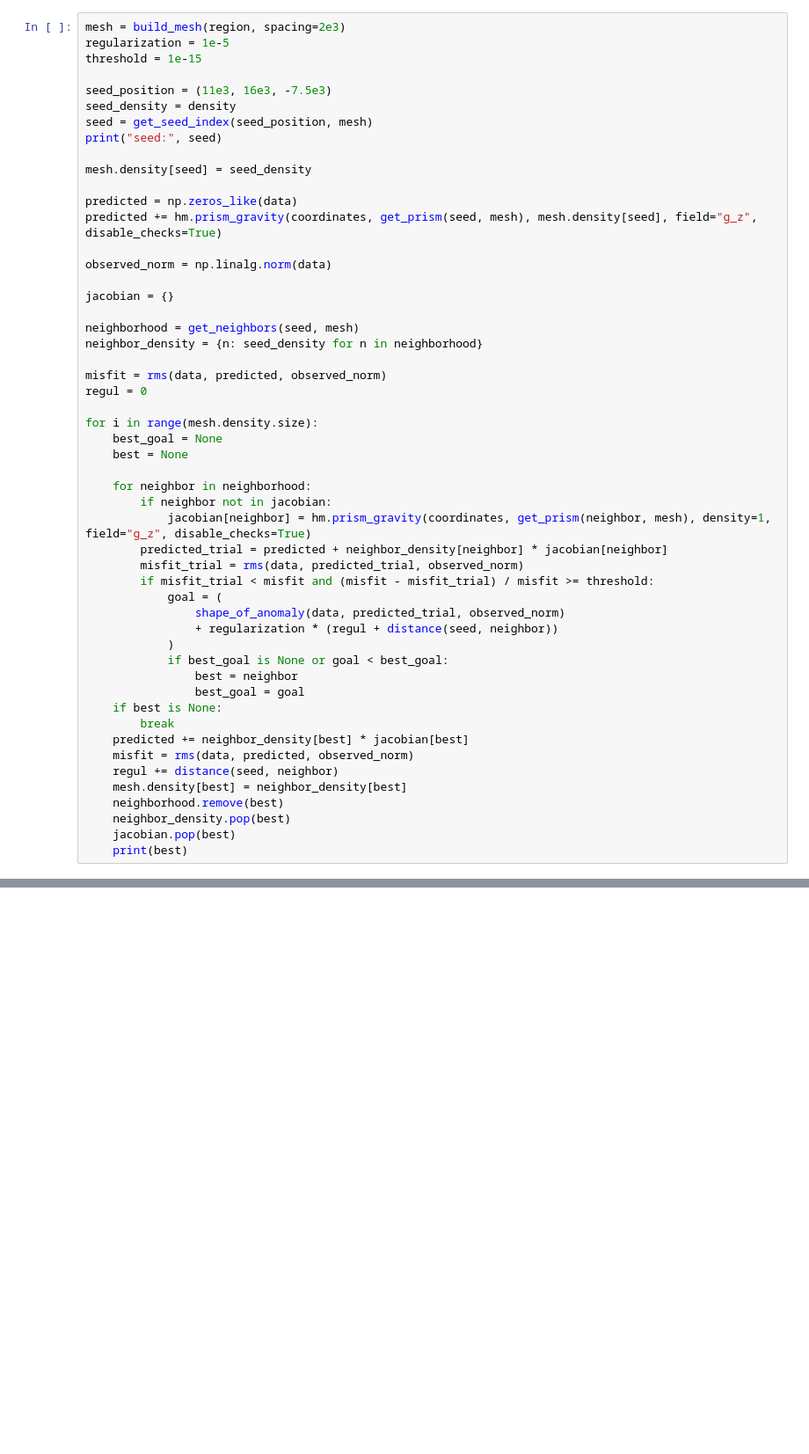
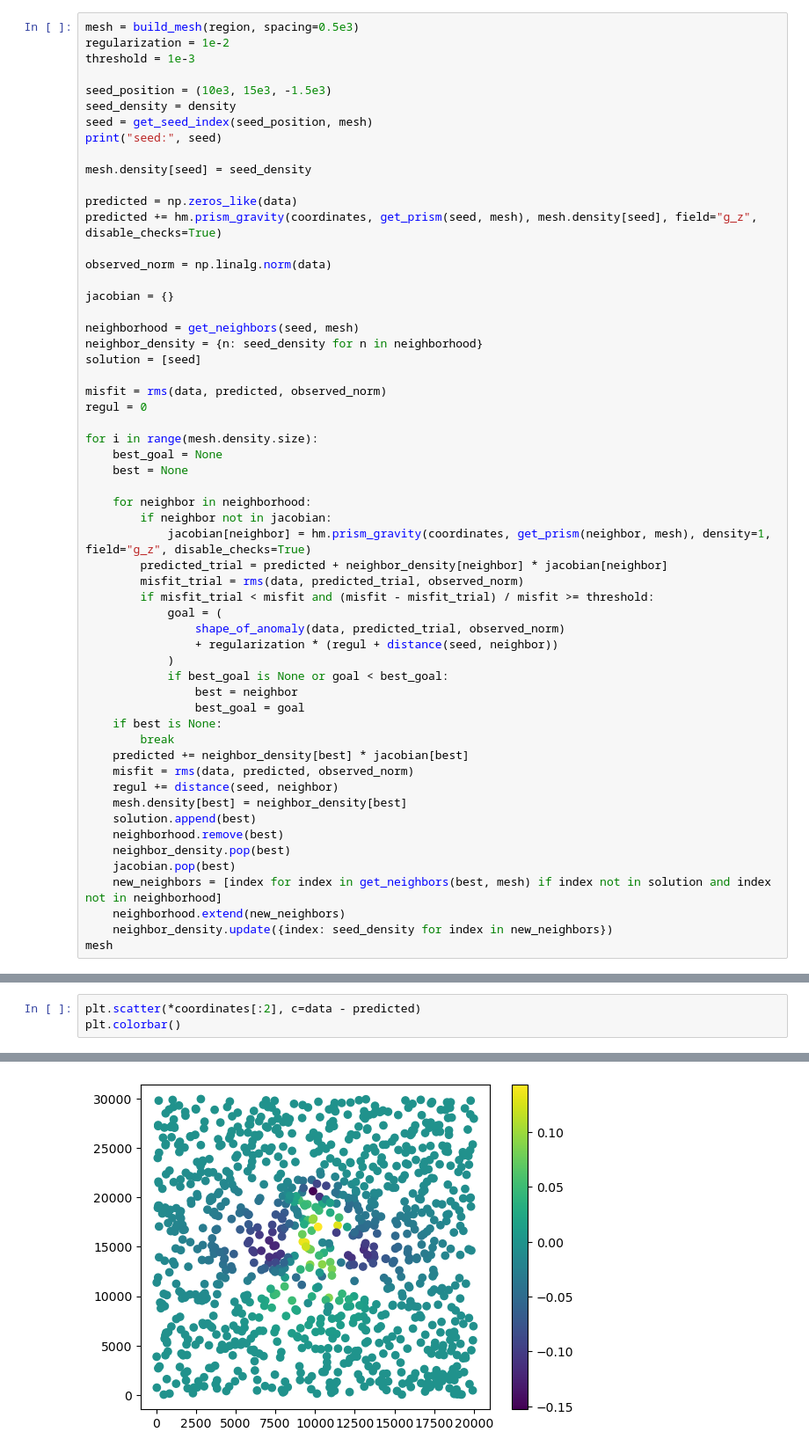
Before and after one commit to leouieda/planting, a Jupyter notebook: experiments.ipynb, the cells around one changed output, grey strips where cells are left out. Shown at 88% size. Saved outputs shown, nothing was run; the diff lists cells and outputs as text; blank space fills up the shorter version.

```diff
--- a/experiments.ipynb
+++ b/experiments.ipynb
@@ -74,11 +89,11 @@ def get_neighbors(index, mesh):
             neighbors.append(tuple(neighbor))
     return neighbors
 # %%
-mesh = build_mesh(region, spacing=2e3)
-regularization = 1e-5
-threshold = 1e-15
+mesh = build_mesh(region, spacing=0.5e3)
+regularization = 1e-2
+threshold = 1e-3
 
-seed_position = (11e3, 16e3, -7.5e3)
+seed_position = (10e3, 15e3, -1.5e3)
 seed_density = density
 seed = get_seed_index(seed_position, mesh)
 print("seed:", seed)
@@ -94,6 +109,7 @@ jacobian = {}
 
 neighborhood = get_neighbors(seed, mesh)
 neighbor_density = {n: seed_density for n in neighborhood}
+solution = [seed]
 
 misfit = rms(data, predicted, observed_norm)
 regul = 0
@@ -121,8 +137,12 @@ for i in range(mesh.density.size):
     misfit = rms(data, predicted, observed_norm)
     regul += distance(seed, neighbor)
     mesh.density[best] = neighbor_density[best]
+    solution.append(best)
     neighborhood.remove(best)
     neighbor_density.pop(best)
     jacobian.pop(best)
-    print(best)
+    new_neighbors = [index for index in get_neighbors(best, mesh) if index not in solution and index not in neighborhood]
+    neighborhood.extend(new_neighbors)
+    neighbor_density.update({index: seed_density for index in new_neighbors})
+mesh
 # %% [output]
@@ -148,0 +173,4 @@ for i in range(mesh.vertical.size):
+# %%
+plt.scatter(*coordinates[:2], c=data - predicted)
+plt.colorbar()
+# %% [output]
@@ -148,0 +178 @@ for i in range(mesh.vertical.size):
+[figure, added]
```
Also changed, not shown: parts of 9 cells of this notebook.
